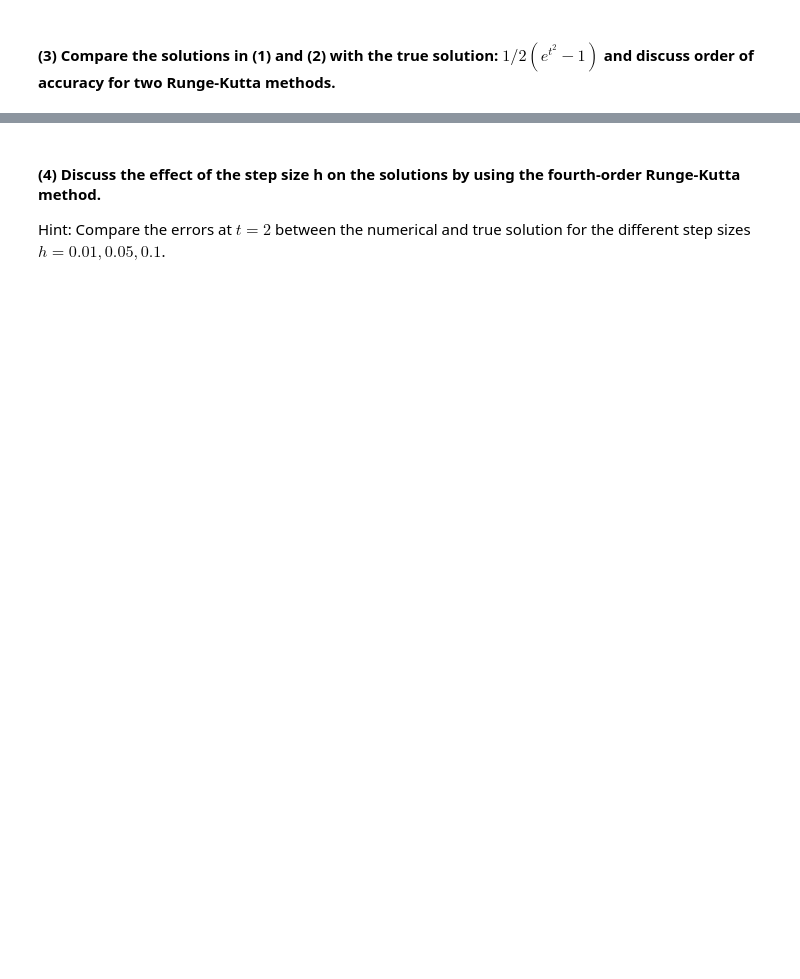
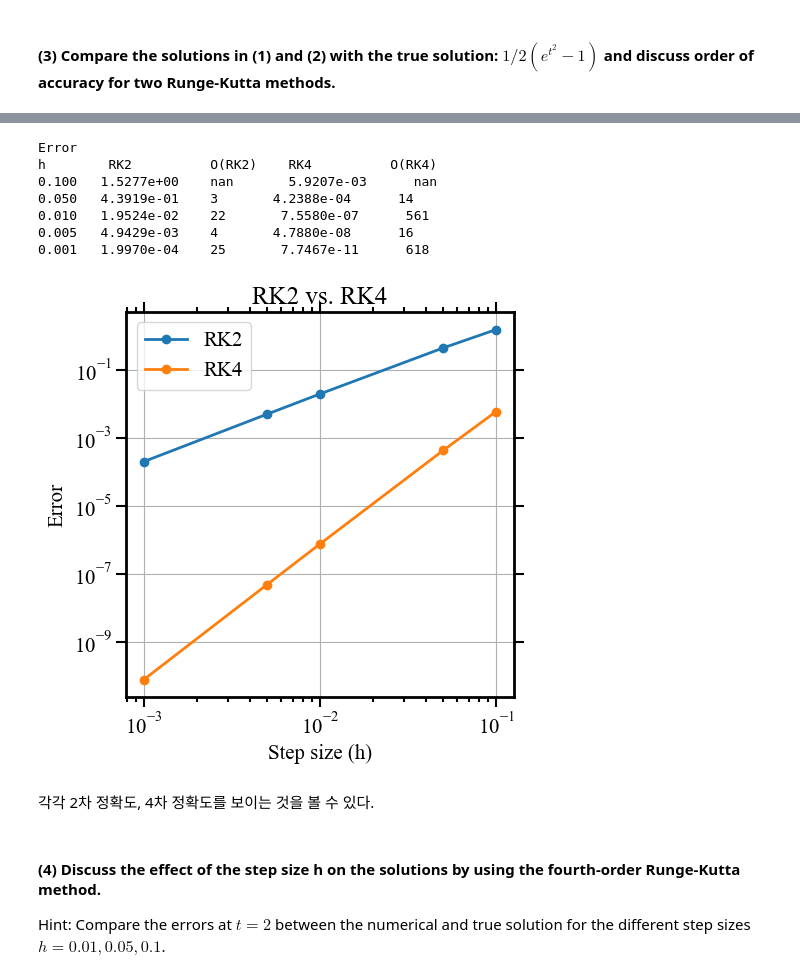
Before and after one commit to boyeon-kim/23-01-CSE5004, a Jupyter notebook: HW5/Python_HW5_boyeonK.ipynb, the cells around one changed output, grey strips where cells are left out. Saved outputs shown, nothing was run; the diff lists cells and outputs as text; code cells hidden in the pictures; blank space fills up the shorter version.

```diff
--- a/HW5/Python_HW5_boyeonK.ipynb
+++ b/HW5/Python_HW5_boyeonK.ipynb
@@ -95,6 +105,3 @@ plt.grid()
 # exact function
 def exact(t):
     return 0.5 * (np.exp(t**2) - 1)
-# %%
-# exact function values
-exact = exact(t1)
@@ -173,0 +108,9 @@ Text(0.5, 1.0, 'RK2 vs. RK4: convergence ratio')
+# %%
+# exact function values
+ans = exact(t1)
+
+print('Exact solution')
+print(ans[-1])
+
+plt.plot(t1, ans, 'o-')
+plt.grid()
@@ -174,3 +121,50 @@ Text(0.5, 1.0, 'RK2 vs. RK4: convergence ratio')
+# %%
+steps = [0.1, 0.05, 0.01, 0.005, 0.001]
+errs2 = []
+errs4 = []
+print('Error')
+print('h        RK2          O(RK2)    RK4          O(RK4)')
+old_err2 = np.nan
+old_err4 = np.nan
+for h in steps:
+    t_RK2, x_RK2 = RK2(f, 0, 0, 2, h)
+    t_RK4, x_RK4 = RK4(f, 0, 0, 2, h)
+
+    err2 = np.abs(ans[-1] - x_RK2[-1])
+    err4 = np.abs(ans[-1] - x_RK4[-1])
+
+    ratio2 = old_err2/err2
+    ratio4 = old_err4/err4
+
+    errs2.append(err2)
+    errs4.append(err4)
+
+    old_err2 = err2
+    old_err4 = err4
+
+    print(f'{h:.3f}   {err2:.4e}    {ratio2:0^.0f}       {err4:.4e}      {ratio4:.0f}')
+
+plt.plot(steps, errs2, 'o-', label='RK2')
+plt.plot(steps, errs4, 'o-', label='RK4')
+plt.xscale('log')
+plt.yscale('log')
+plt.xlabel('Step size (h)')
+plt.ylabel('Error')
+plt.title('RK2 vs. RK4')
+plt.legend()
+plt.grid()
+plt.show()
+# %% [output]
+Error
+h        RK2          O(RK2)    RK4          O(RK4)
+0.100   1.5277e+00    nan       5.9207e-03      nan
+0.050   4.3919e-01    3       4.2388e-04      14
+0.010   1.9524e-02    22       7.5580e-07      561
+0.005   4.9429e-03    4       4.7880e-08      16
+0.001   1.9970e-04    25       7.7467e-11      618
+[figure, added]
+# %% [markdown]
+각각 2차 정확도, 4차 정확도를 보이는 것을 볼 수 있다.
 # %% [markdown]
 #### (4) Discuss the effect of the step size h on the solutions by using the fourth-order Runge-Kutta method.
 Hint: Compare the errors at $t = 2$ between the numerical and true solution for the different step sizes $h = 0.01, 0.05, 0.1$.
```
Also changed, not shown: parts of 22 cells of this notebook, 2 other files.
